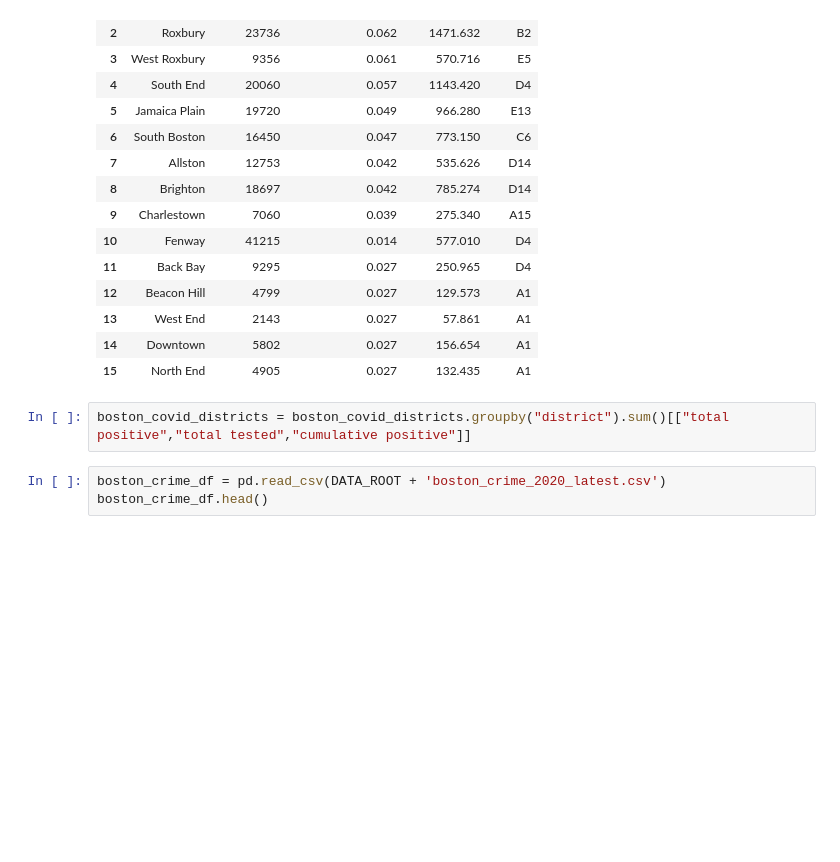
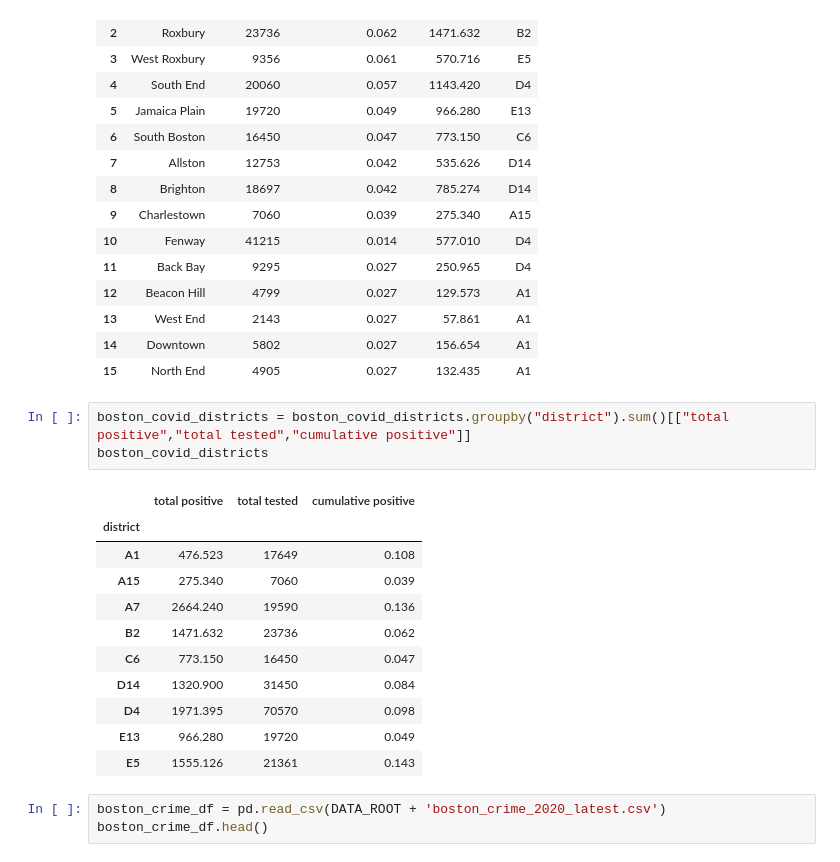
Before and after one commit to YolandaMDavis/cs109a-fall2020, a Jupyter notebook: Boston_Covid_Analysis.ipynb, the cells around one changed output. Drawn from its saved outputs; the diff is of its cells as text; blank space fills up the shorter version.

```diff
--- a/Boston_Covid_Analysis.ipynb
+++ b/Boston_Covid_Analysis.ipynb
@@ -76,6 +76,19 @@ boston_covid_districts
 | 15 | North End | 4905 | 0.027 | 132.435 | A1 |
 # %%
 boston_covid_districts = boston_covid_districts.groupby("district").sum()[["total positive","total tested","cumulative positive"]]
+boston_covid_districts
+# %% [output]
+|  | total positive | total tested | cumulative positive |
+| district |  |  |  |
+| A1 | 476.523 | 17649 | 0.108 |
+| A15 | 275.340 | 7060 | 0.039 |
+| A7 | 2664.240 | 19590 | 0.136 |
+| B2 | 1471.632 | 23736 | 0.062 |
+| C6 | 773.150 | 16450 | 0.047 |
+| D14 | 1320.900 | 31450 | 0.084 |
+| D4 | 1971.395 | 70570 | 0.098 |
+| E13 | 966.280 | 19720 | 0.049 |
+| E5 | 1555.126 | 21361 | 0.143 |
 # %%
 boston_crime_df = pd.read_csv(DATA_ROOT + 'boston_crime_2020_latest.csv')
 boston_crime_df.head()
```
Also changed, not shown: parts of 1 cell of this notebook.
